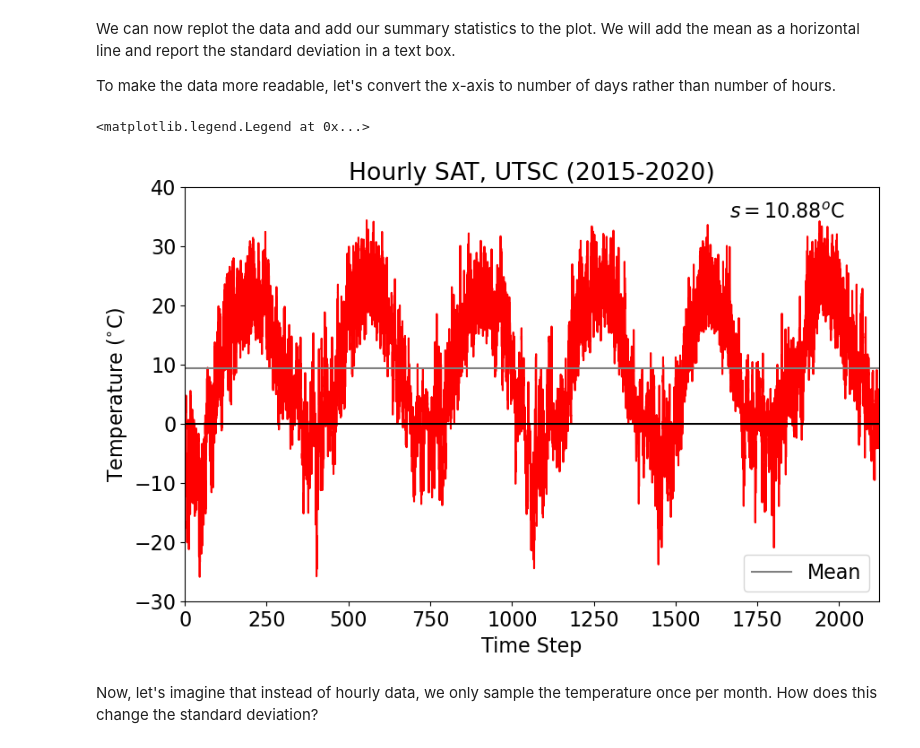
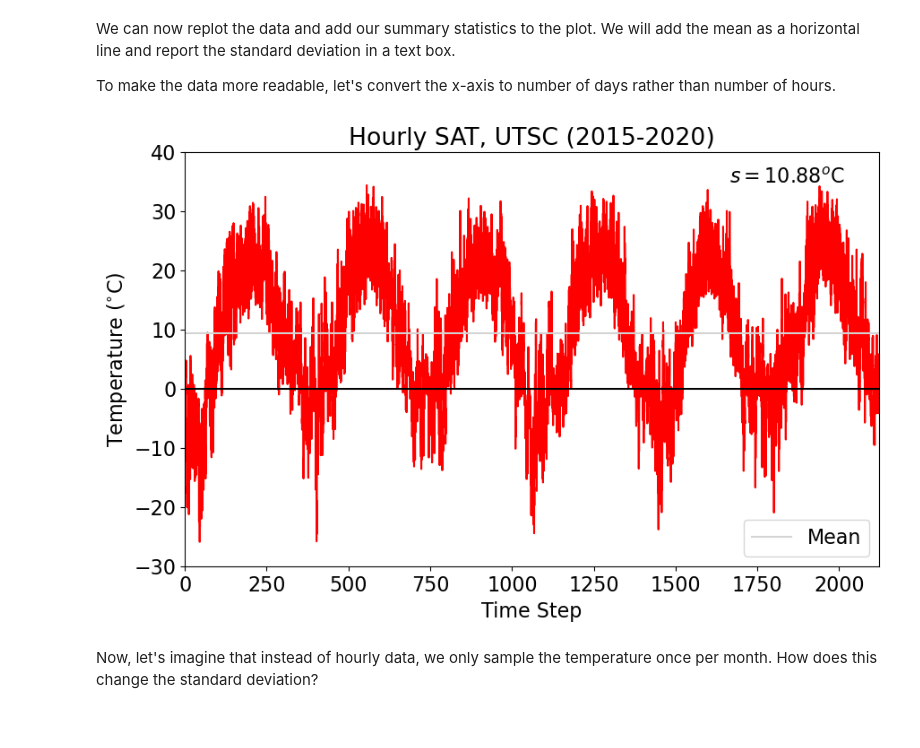
Before and after one commit to kls2177/Climate-and-Geophysical-Data-Analysis, a Jupyter notebook: _build/jupyter_execute/chapters/Week1b/Variance_Example.ipynb, the cells around one changed output. Saved outputs shown, nothing was run; the diff lists cells and outputs as text; code cells hidden in the pictures.

```diff
--- a/_build/jupyter_execute/chapters/Week1b/Variance_Example.ipynb
+++ b/_build/jupyter_execute/chapters/Week1b/Variance_Example.ipynb
@@ -79,31 +79,31 @@ xindex = (np.arange(0,np.size(X),1))/24.0 # divide by 24 hours per day
 # %%
 # define size of plot
 plt.figure(figsize=(10,6))
 
 
 # plot data using a simple plt.plot() command, but now using our x-axis variable, xindex
 plt.plot(xindex,X,'r')
 plt.axhline(0,color='k') # add zero line
-plt.axhline(avg,color='gray', label="Mean") # horizontal line for the mean
+plt.axhline(avg,color='lightgray', label="Mean") # horizontal line for the mean
 
 # add standard deviation as text
 plt.text(0.95, 0.925,'$s = $' + str(np.round(v,2)) + '$^o$C', ha='right',
          transform=plt.gca().transAxes, color = 'k')
 
 # set limits for y- and x-axes
 plt.ylim(-30,40)
 plt.xlim(0,xindex[-1])
 
 # add labels
 plt.ylabel("Temperature ($^{\circ}$C)")
 plt.xlabel("Time Step")
 plt.title("Hourly SAT, UTSC (2015-2020)")
 
 # add legend
 plt.legend(loc="lower right")
+plt.show()
 # %% [output]
-<matplotlib.legend.Legend at 0x...>
-[figure, old version]
+[figure, new version]
 # %% [markdown]
 Now, let's imagine that instead of hourly data, we only sample the temperature once per month. How does this change the standard deviation?
 # %%
```
Also changed, not shown: parts of 3 cells of this notebook, 37 other files.
